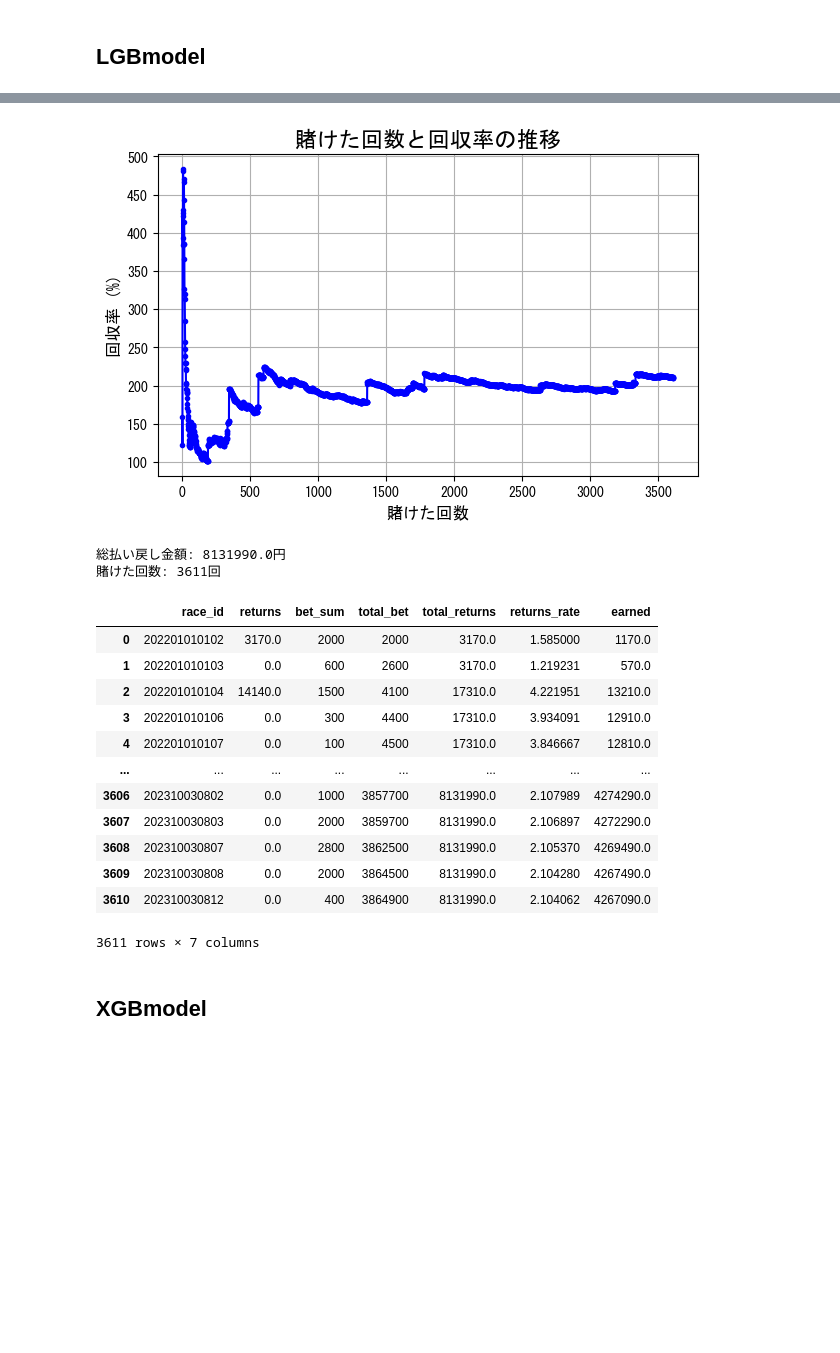
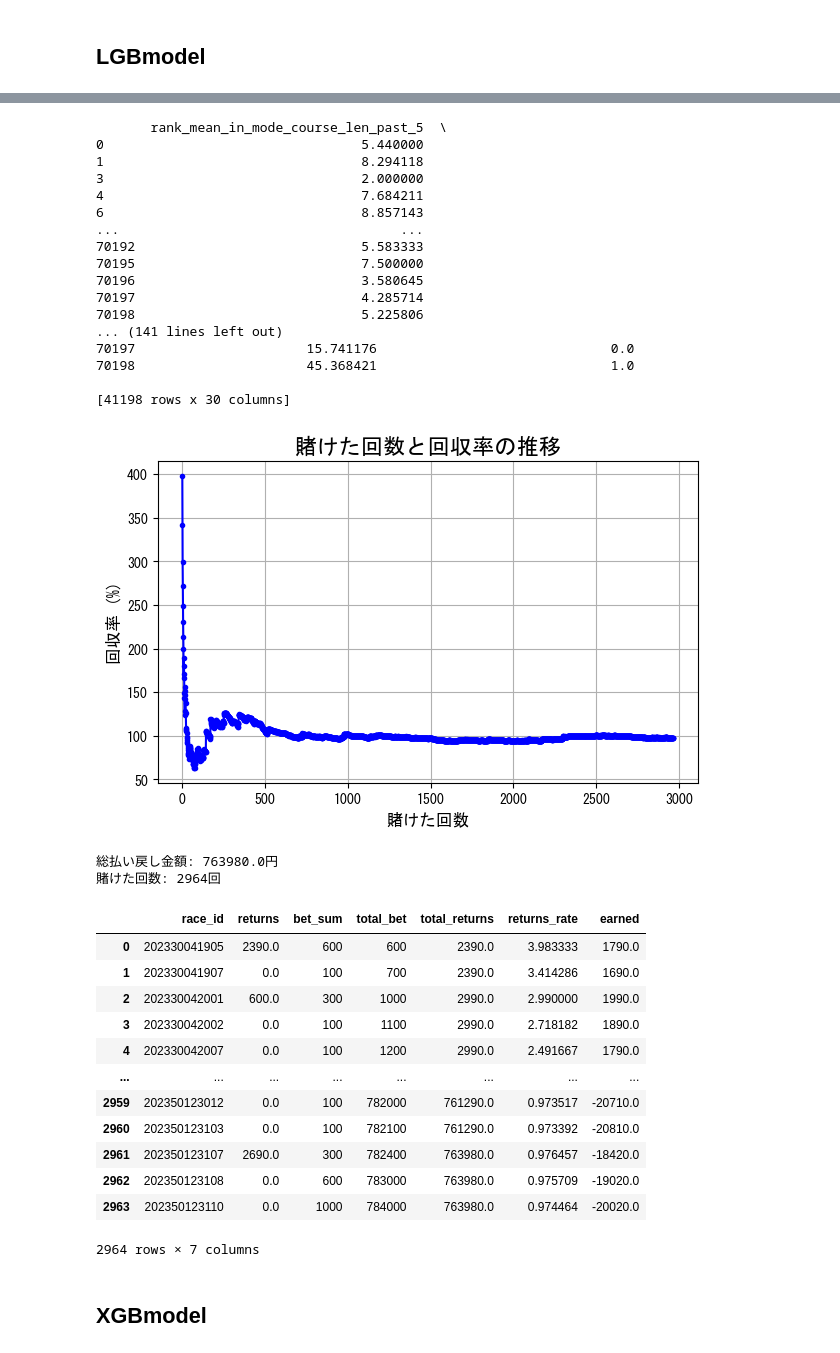
Before and after one commit to nanzeu/keiba, a Jupyter notebook: predict.ipynb, the cells around one changed output, grey strips where cells are left out. Saved outputs shown, nothing was run; the diff lists cells and outputs as text; code cells hidden in the pictures; blank space fills up the shorter version.

```diff
--- a/predict.ipynb
+++ b/predict.ipynb
@@ -13,7 +13,7 @@ import pickle
 %autoreload
 # %%
 df = pd.read_csv(os.path.join(local_paths.FEATURES_DIR, 'features_20_to_21.csv'), index_col=0,  sep="\t",
-                 dtype={'jockey_id': str, 'trainer_id': str, 'owner_id': str})
+                 dtype={'jockey_id': str, 'trainer_id': str})
 # %%
 df.drop(columns=['owner_id'], inplace=True, errors='ignore')
 # %%
@@ -68,10 +68,10 @@ returns
 | 3455 | 202309050912 | [2] | [3250] | [2, 12, 5] | [520, 220, 140] | [1, 6] | [2990] | [2, 12] | [9930] | [2, 12, 2, 5, 5, 12] | ... |
 6912 rows × 17 columns
 # %%
-df_22_23 = pd.read_csv(os.path.join(local_paths.FEATURES_DIR, 'features_22_to_23.csv'),
-                    index_col=0,  sep="\t", dtype={'jockey_id': str, 'trainer_id': str, 'owner_id': str})
-df_22_23.drop(columns=['owner_id'], inplace=True, errors='ignore')
-df_22_23.columns
+df_t = pd.read_csv(os.path.join(local_paths.FEATURES_DIR, 'features_22_to_23.csv'),
+                    index_col=0,  sep="\t", dtype={'jockey_id': str, 'trainer_id': str})
+df_t.drop(columns=['owner_id'], inplace=True, errors='ignore')
+df_t.columns
 # %% [output]
 Index(['race_id', 'horse_id', 'jockey_id', 'trainer_id', 'rank', 'frame',
        'number', 'sex', 'age', 'impost',
@@ -231,8 +239,8 @@ nn.plot_returns_rate(df_22_23)
 # %%
 %autoreload
 # %%
-lgb = predict.LGBModel(train_df=df, returns_df=returns, bet_type='sanrenpuku', threshold=0.5, stochastic_variation=False)
-pred_df = lgb.predict_target(df_22_23)
+lgb = predict.LGBModel(train_df=df, returns_df=returns, bet_type='umaren', threshold=0.6, stochastic_variation=False)
+pred_df = lgb.predict_target(df_t)
 print(pred_df['predicted_target'].value_counts())
 print(pred_df)
 # %% [output]
@@ -256,22 +264,39 @@ You can set `force_col_wise=true` to remove the overhead.
 # %%
-lgb.plot_returns_rate(df_22_23)
+lgb.plot_returns_rate(df_t)
 # %% [output]
+       rank_mean_in_mode_course_len_past_5  \
+0                                 5.440000
+1                                 8.294118
+3                                 2.000000
+4                                 7.684211
+6                                 8.857143
+...                                    ...
+70192                             5.583333
+70195                             7.500000
+70196                             3.580645
+70197                             4.285714
+70198                             5.225806
+... (141 lines left out)
+70197                      15.741176                              0.0
+70198                      45.368421                              1.0
+
+[41198 rows x 30 columns]
-[figure, old version]
+[figure, new version]
-総払い戻し金額: 8131990.0円
-賭けた回数: 3611回
+総払い戻し金額: 763980.0円
+賭けた回数: 2964回
 |  | race_id | returns | bet_sum | total_bet | total_returns | returns_rate | earned |
-| 0 | 202201010102 | 3170.0 | 2000 | 2000 | 3170.0 | 1.585000 | 1170.0 |
-| 1 | 202201010103 | 0.0 | 600 | 2600 | 3170.0 | 1.219231 | 570.0 |
-| 2 | 202201010104 | 14140.0 | 1500 | 4100 | 17310.0 | 4.221951 | 13210.0 |
-| 3 | 202201010106 | 0.0 | 300 | 4400 | 17310.0 | 3.934091 | 12910.0 |
-| 4 | 202201010107 | 0.0 | 100 | 4500 | 17310.0 | 3.846667 | 12810.0 |
+| 0 | 202330041905 | 2390.0 | 600 | 600 | 2390.0 | 3.983333 | 1790.0 |
+| 1 | 202330041907 | 0.0 | 100 | 700 | 2390.0 | 3.414286 | 1690.0 |
+| 2 | 202330042001 | 600.0 | 300 | 1000 | 2990.0 | 2.990000 | 1990.0 |
+| 3 | 202330042002 | 0.0 | 100 | 1100 | 2990.0 | 2.718182 | 1890.0 |
+| 4 | 202330042007 | 0.0 | 100 | 1200 | 2990.0 | 2.491667 | 1790.0 |
 | ... | ... | ... | ... | ... | ... | ... | ... |
-| 3606 | 202310030802 | 0.0 | 1000 | 3857700 | 8131990.0 | 2.107989 | 4274290.0 |
-| 3607 | 202310030803 | 0.0 | 2000 | 3859700 | 8131990.0 | 2.106897 | 4272290.0 |
-| 3608 | 202310030807 | 0.0 | 2800 | 3862500 | 8131990.0 | 2.105370 | 4269490.0 |
-| 3609 | 202310030808 | 0.0 | 2000 | 3864500 | 8131990.0 | 2.104280 | 4267490.0 |
-| 3610 | 202310030812 | 0.0 | 400 | 3864900 | 8131990.0 | 2.104062 | 4267090.0 |
+| 2959 | 202350123012 | 0.0 | 100 | 782000 | 761290.0 | 0.973517 | -20710.0 |
+| 2960 | 202350123103 | 0.0 | 100 | 782100 | 761290.0 | 0.973392 | -20810.0 |
+| 2961 | 202350123107 | 2690.0 | 300 | 782400 | 763980.0 | 0.976457 | -18420.0 |
+| 2962 | 202350123108 | 0.0 | 600 | 783000 | 763980.0 | 0.975709 | -19020.0 |
+| 2963 | 202350123110 | 0.0 | 1000 | 784000 | 763980.0 | 0.974464 | -20020.0 |
-3611 rows × 7 columns
+2964 rows × 7 columns
 # %% [markdown]
 ## XGBmodel
 # %%
```
Also changed, not shown: parts of 33 cells of this notebook, 29 other files.
